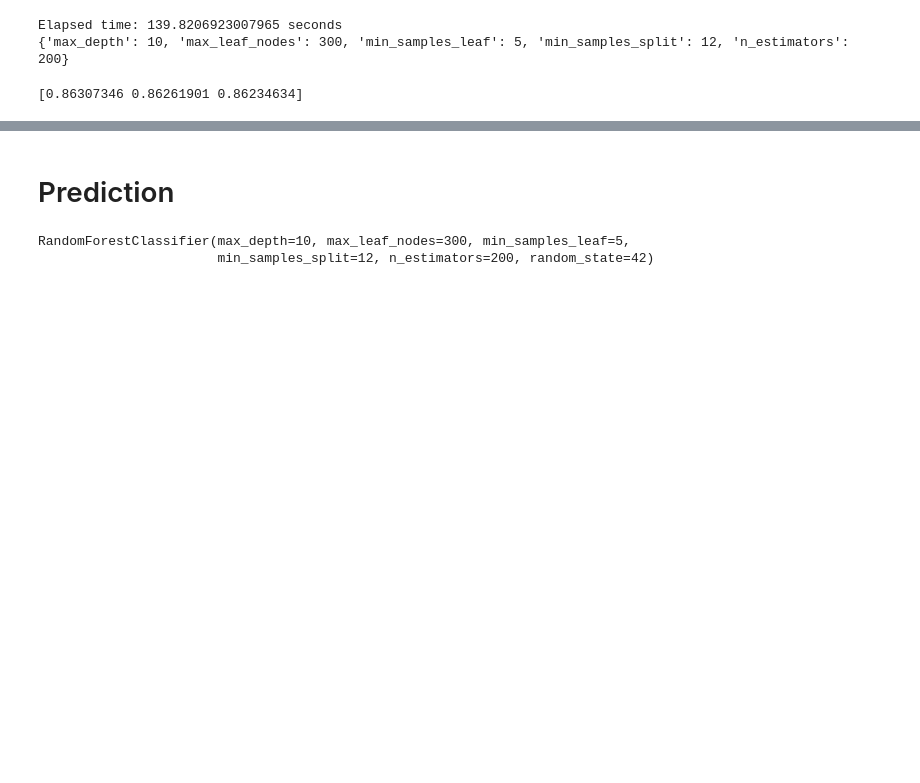
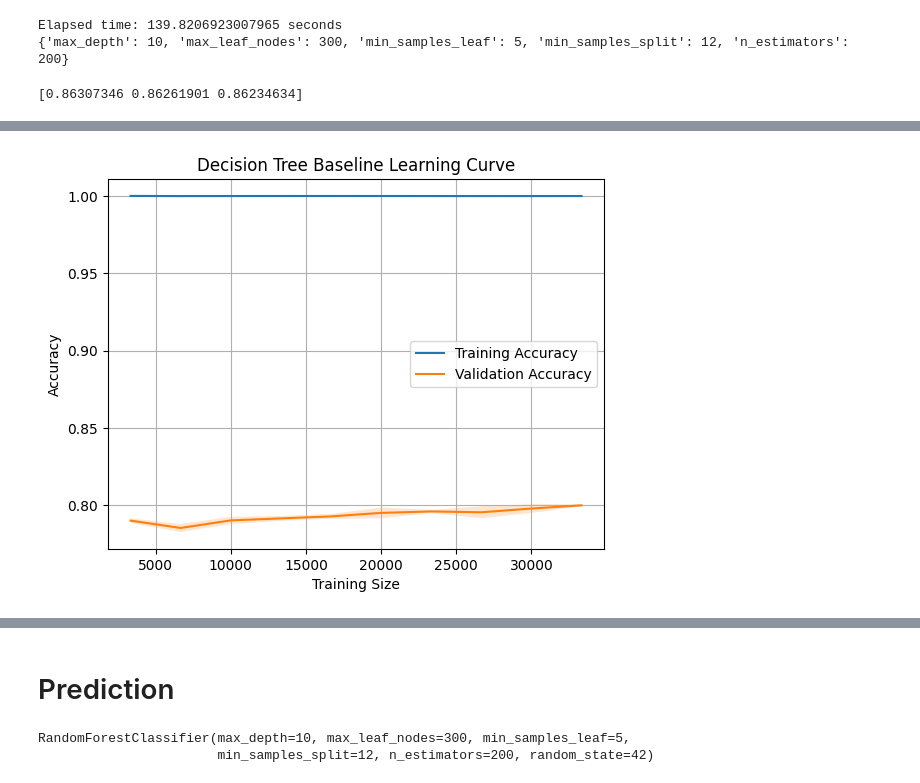
Before and after one commit to theCodeCS/data_churn_dataset, a Jupyter notebook: exitedornot.ipynb, the cells around one changed output, grey strips where cells are left out. Saved outputs shown, nothing was run; the diff lists cells and outputs as text; code cells hidden in the pictures; blank space fills up the shorter version.

```diff
--- a/exitedornot.ipynb
+++ b/exitedornot.ipynb
@@ -439,0 +471,4 @@ print(cross_val_score(rf, X_train, y_train, cv=3))
+# %%
+model_learning_curve(dt, X_train_subset, y_train_subset, "Decision Tree Baseline")
+# %% [output]
+[figure, added]
```
Also changed, not shown: parts of 23 cells of this notebook.
